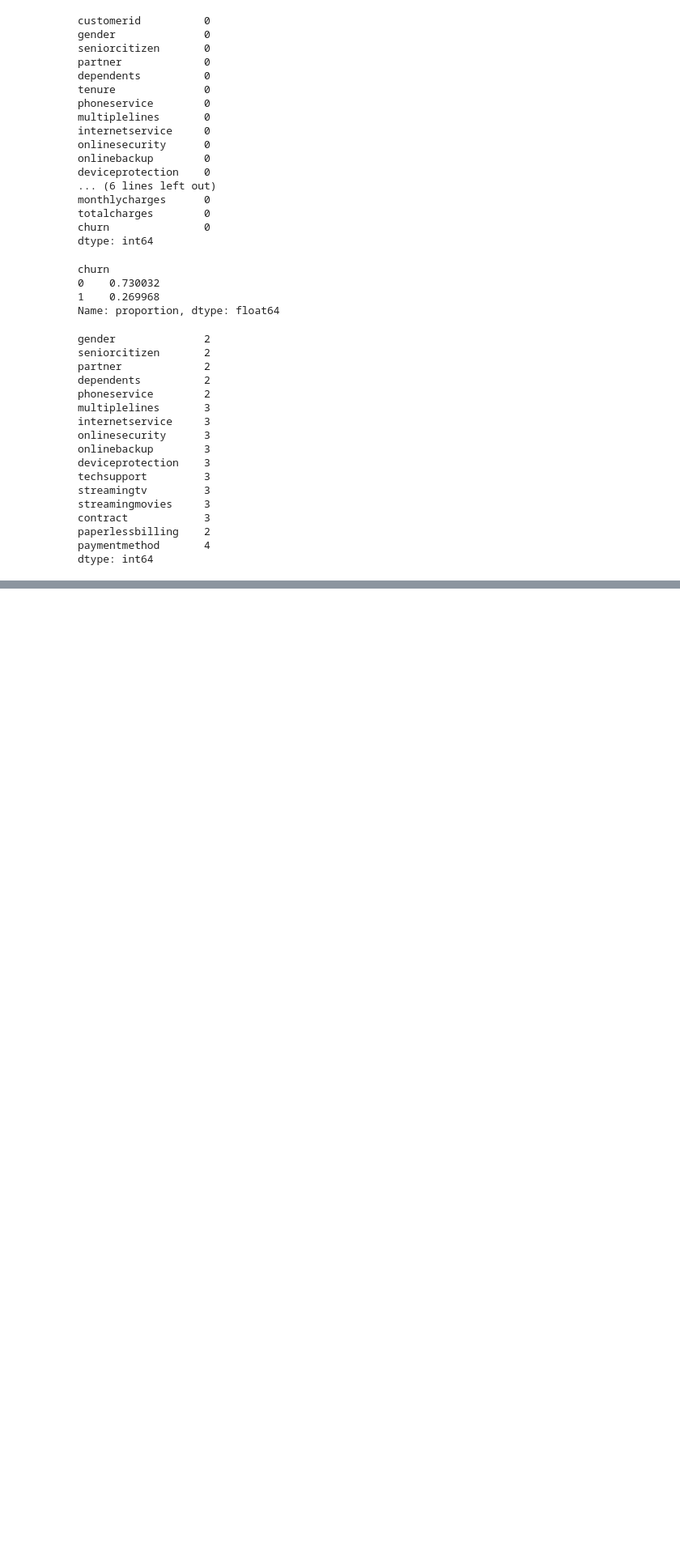
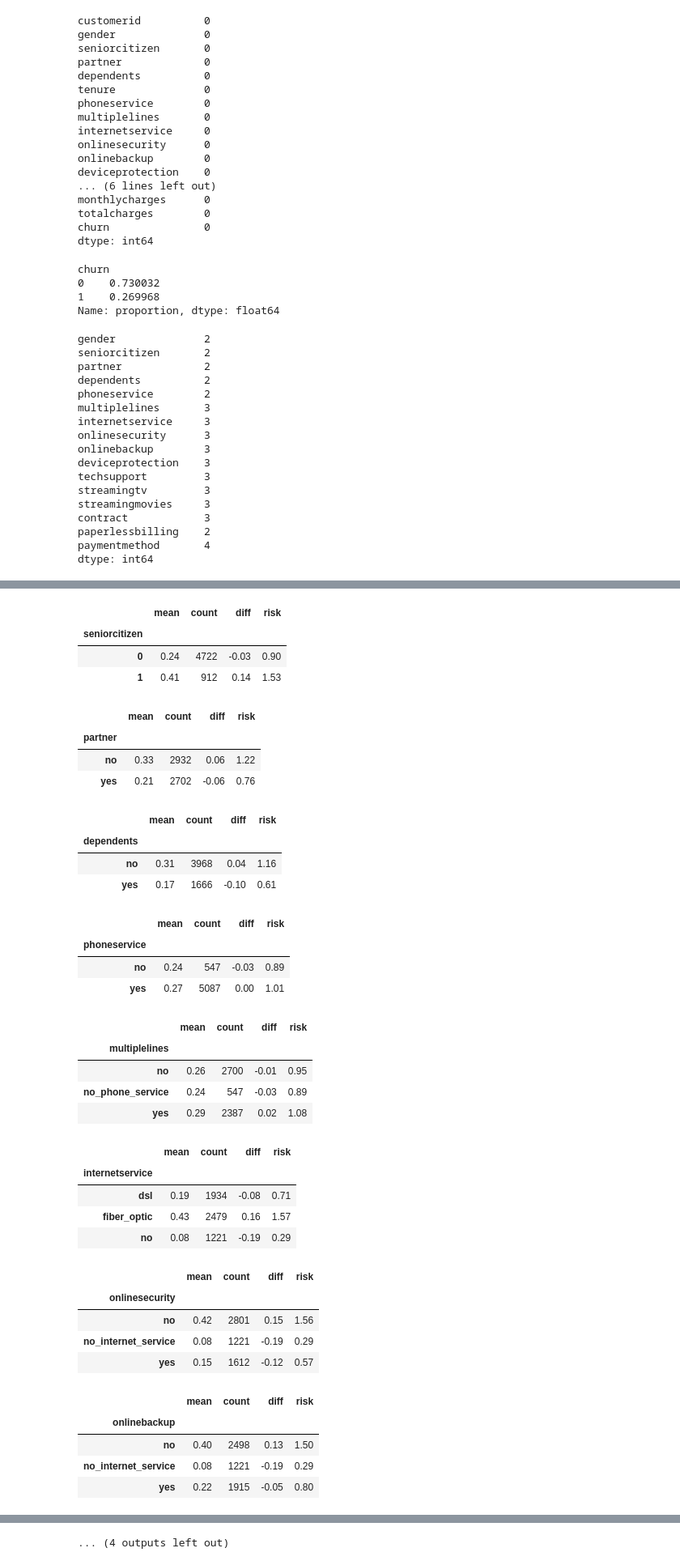
Before and after one commit to vfb-dev/churn-prediction, a Jupyter notebook: notebook.ipynb, the cells around one changed output, grey strips where cells are left out. Shown at 81% size. Cells and saved outputs as stored; diff of their text form; code cells hidden in the pictures; blank space fills up the shorter version.

Commit message:
Feature Importance: Churn Rate and Risk Ratio

```diff
--- a/notebook.ipynb
+++ b/notebook.ipynb
@@ -137,0 +150,9 @@ dtype: int64
+# %%
+# OBS: No Noticeable Change
+global_churn = df_full_train['churn'].mean()
+churn_female = df_full_train[df_full_train['gender'] == 'female']['churn'].mean()
+churn_male = df_full_train[df_full_train['gender'] == 'male']['churn'].mean()
+
+print(f'global -> {global_churn}')
+print(f'female -> {churn_female}')
+print(f'male -> {churn_male}' )
@@ -137,0 +205,13 @@ dtype: int64
+# %%
+for c in categorical:
+    df_group = df_full_train.groupby(c).churn.agg(['mean', 'count'])
+    df_group['diff'] = df_group['mean'] - global_churn
+    df_group['risk'] = df_group['mean'] / global_churn
+    print()
+
+    display(df_group.style.format({
+        'mean': '{:.2f}',
+        'diff': '{:.2f}',
+        'risk': '{:.2f}'
+    }))
+# %% [output]
@@ -137,0 +222,36 @@ dtype: int64
+|  | mean | count | diff | risk |
+| seniorcitizen |  |  |  |  |
+| 0 | 0.24 | 4722 | -0.03 | 0.90 |
+| 1 | 0.41 | 912 | 0.14 | 1.53 |
+|  | mean | count | diff | risk |
+| partner |  |  |  |  |
+| no | 0.33 | 2932 | 0.06 | 1.22 |
+| yes | 0.21 | 2702 | -0.06 | 0.76 |
+|  | mean | count | diff | risk |
+| dependents |  |  |  |  |
+| no | 0.31 | 3968 | 0.04 | 1.16 |
+| yes | 0.17 | 1666 | -0.10 | 0.61 |
+|  | mean | count | diff | risk |
+| phoneservice |  |  |  |  |
+| no | 0.24 | 547 | -0.03 | 0.89 |
+| yes | 0.27 | 5087 | 0.00 | 1.01 |
+|  | mean | count | diff | risk |
+| multiplelines |  |  |  |  |
+| no | 0.26 | 2700 | -0.01 | 0.95 |
+| no_phone_service | 0.24 | 547 | -0.03 | 0.89 |
+| yes | 0.29 | 2387 | 0.02 | 1.08 |
+|  | mean | count | diff | risk |
+| internetservice |  |  |  |  |
+| dsl | 0.19 | 1934 | -0.08 | 0.71 |
+| fiber_optic | 0.43 | 2479 | 0.16 | 1.57 |
+| no | 0.08 | 1221 | -0.19 | 0.29 |
+|  | mean | count | diff | risk |
+| onlinesecurity |  |  |  |  |
+| no | 0.42 | 2801 | 0.15 | 1.56 |
+| no_internet_service | 0.08 | 1221 | -0.19 | 0.29 |
+| yes | 0.15 | 1612 | -0.12 | 0.57 |
+|  | mean | count | diff | risk |
+| onlinebackup |  |  |  |  |
+| no | 0.40 | 2498 | 0.13 | 1.50 |
+| no_internet_service | 0.08 | 1221 | -0.19 | 0.29 |
+| yes | 0.22 | 1915 | -0.05 | 0.80 |
@@ -137,0 +273 @@ dtype: int64
+... (4 outputs left out)
```
Also changed, not shown: parts of 10 cells of this notebook.
